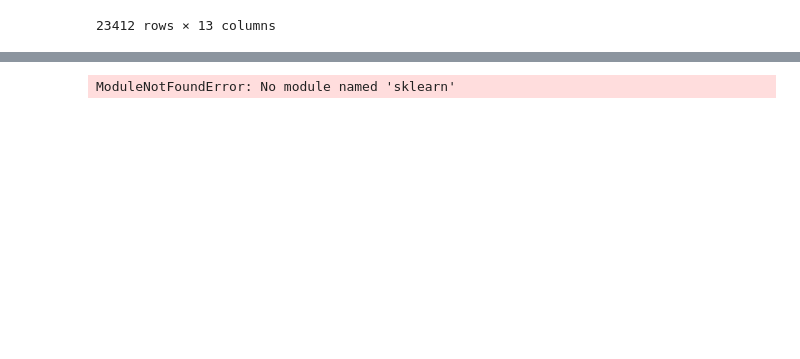
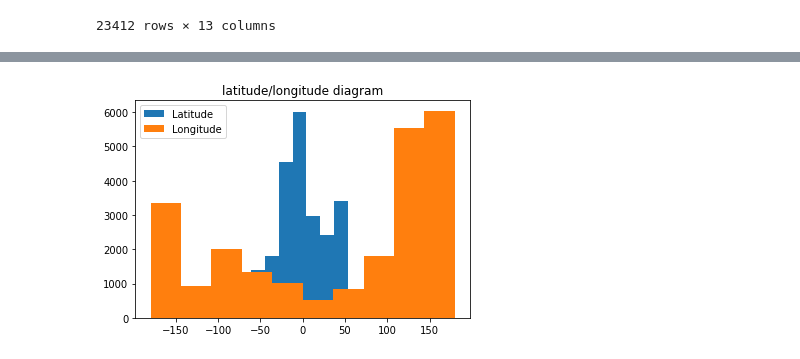
Before and after one commit to Pakopac/project_cloud_computing, a Jupyter notebook: EDA.ipynb, the cells around one changed output, grey strips where cells are left out. Saved outputs shown, nothing was run; the diff lists cells and outputs as text; code cells hidden in the pictures; blank space fills up the shorter version.

```diff
--- a/EDA.ipynb
+++ b/EDA.ipynb
@@ -105,8 +105,10 @@ Status             object
 dtype: object
-# %%
-from sklearn.preprocessing import OrdinalEncoder
-
-ord_enc = OrdinalEncoder()
-# %% [output]
-ModuleNotFoundError: No module named 'sklearn'
+# %%
+plt.hist(data["Latitude"], label='Latitude')
+plt.hist(data["Longitude"], label='Longitude')
+plt.title('latitude/longitude diagram')
+plt.legend()
+plt.show()
+# %% [output]
+[figure, added]
 # %%
```
Also changed, not shown: parts of 6 cells of this notebook, 1 other file.
